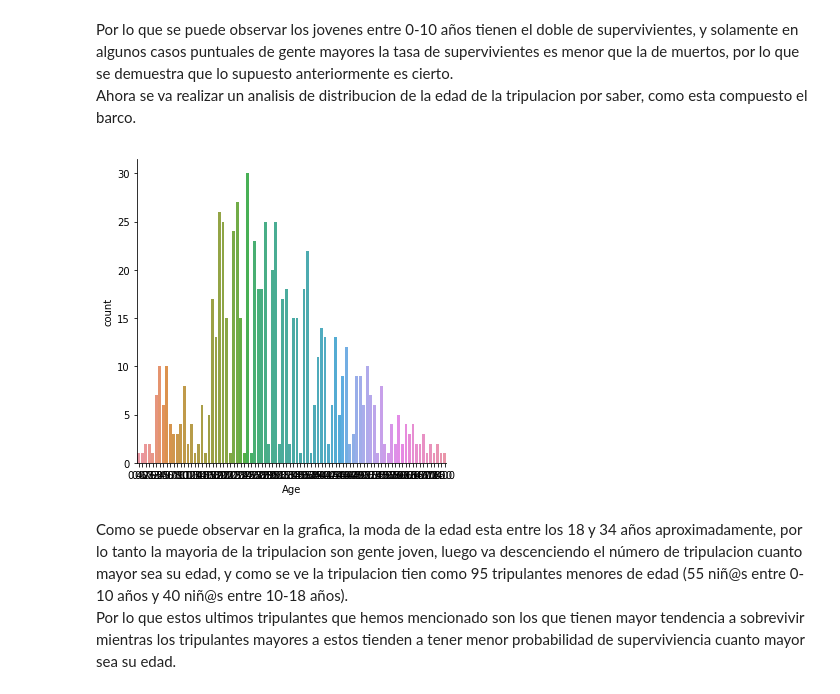
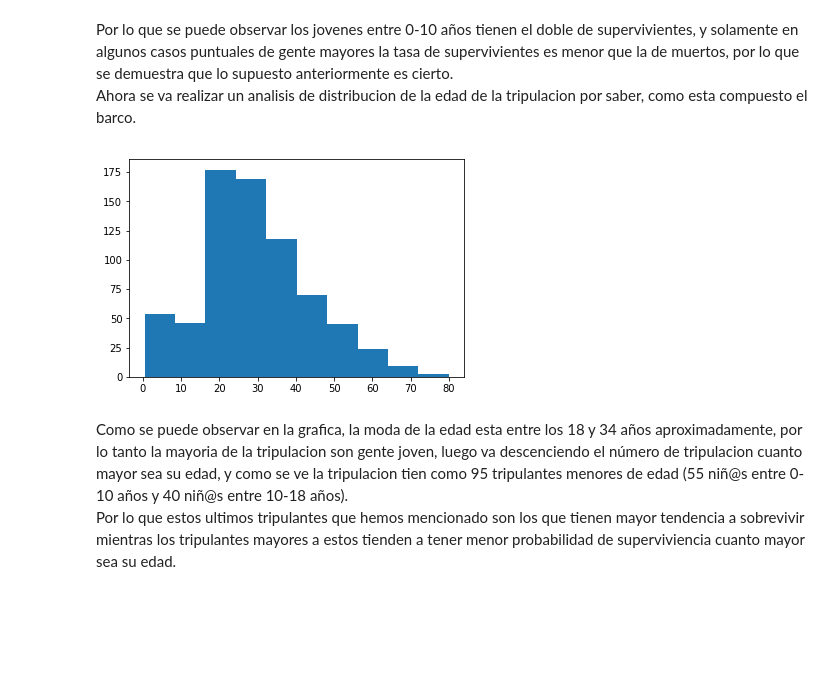
Before and after one commit to brudini/Titanic-Kaggle, a Jupyter notebook: titanic.ipynb, the cells around one changed output. Saved outputs shown, nothing was run; the diff lists cells and outputs as text; code cells hidden in the pictures; blank space fills up the shorter version.

```diff
--- a/titanic.ipynb
+++ b/titanic.ipynb
@@ -245,10 +245,10 @@ AttributeError: Unknown property cut
 # %% [markdown]
 Por lo que se puede observar los jovenes entre 0-10 años tienen el doble de supervivientes, y solamente en algunos casos puntuales de gente mayores la tasa de supervivientes es menor que la de muertos, por lo que se demuestra que lo supuesto anteriormente es cierto.
 Ahora se va realizar un analisis de distribucion de la edad de la tripulacion por saber, como esta compuesto el barco.
-# %%
-g = sns.catplot('Age',data=train_df, kind='count')
-# %% [output]
-[figure, removed]
+# %%
+train_df['Age'].hist(bins=10,grid=False);
+# %% [output]
+[figure, added]
 # %% [markdown]
 Como se puede observar en la grafica, la moda de la edad esta entre los 18 y 34 años aproximadamente, por lo tanto la mayoria de la tripulacion son gente joven, luego va descenciendo el número de tripulacion cuanto mayor sea su edad, y como se ve la tripulacion tien como 95 tripulantes menores de edad (55 niñ@s entre 0-10 años y 40 niñ@s entre 10-18 años).
 Por lo que estos ultimos tripulantes que hemos mencionado son los que tienen mayor tendencia a sobrevivir mientras los tripulantes mayores a estos tienden a tener menor probabilidad de superviviencia cuanto mayor sea su edad.
```
Also changed, not shown: parts of 5 cells of this notebook.
